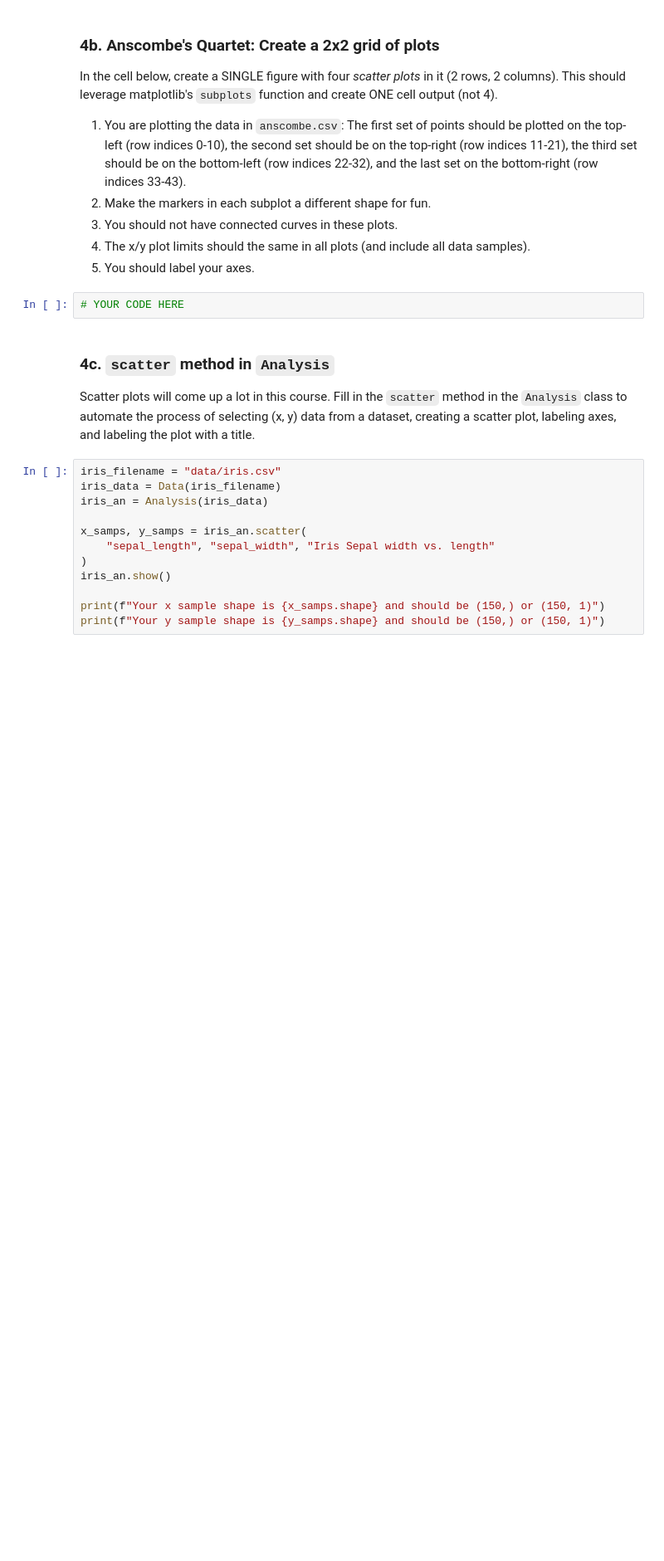
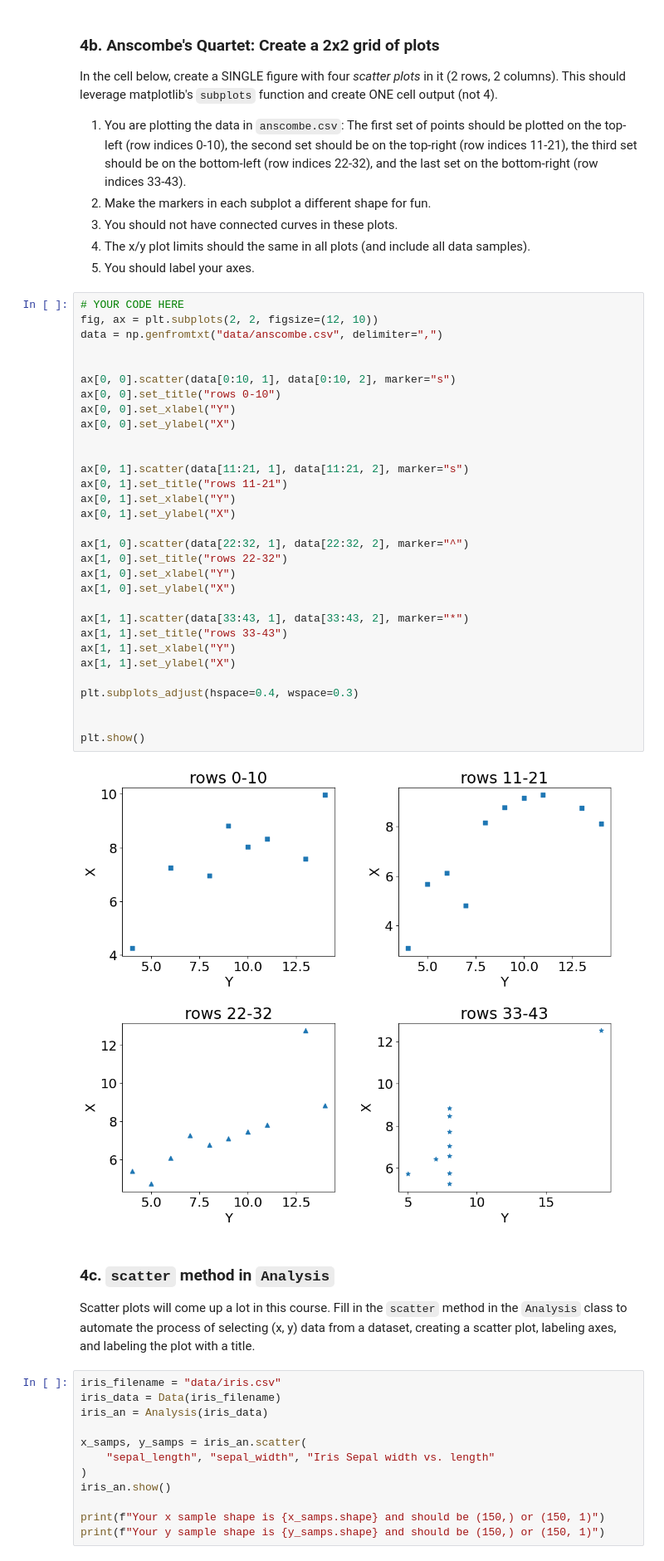
Before and after one commit to Mickey-Zhaang/ColbyCollege_CS252, a Jupyter notebook: Project1/analysis.ipynb, the cells around one changed output. Shown at 83% size. Drawn from its saved outputs; the diff is of its cells as text; blank space fills up the shorter version.

```diff
--- a/Project1/analysis.ipynb
+++ b/Project1/analysis.ipynb
@@ -503,8 +500,39 @@ In the cell below, create a SINGLE figure with four _scatter plots_ in it (2 row
 3. You should not have connected curves in these plots.
 4. The x/y plot limits should the same in all plots (and include all data samples).
 5. You should label your axes.
-# %%
-# YOUR CODE HERE
+# %%
+# YOUR CODE HERE
+fig, ax = plt.subplots(2, 2, figsize=(12, 10))
+data = np.genfromtxt("data/anscombe.csv", delimiter=",")
+
+
+ax[0, 0].scatter(data[0:10, 1], data[0:10, 2], marker="s")
+ax[0, 0].set_title("rows 0-10")
+ax[0, 0].set_xlabel("Y")
+ax[0, 0].set_ylabel("X")
+
+
+ax[0, 1].scatter(data[11:21, 1], data[11:21, 2], marker="s")
+ax[0, 1].set_title("rows 11-21")
+ax[0, 1].set_xlabel("Y")
+ax[0, 1].set_ylabel("X")
+
+ax[1, 0].scatter(data[22:32, 1], data[22:32, 2], marker="^")
+ax[1, 0].set_title("rows 22-32")
+ax[1, 0].set_xlabel("Y")
+ax[1, 0].set_ylabel("X")
+
+ax[1, 1].scatter(data[33:43, 1], data[33:43, 2], marker="*")
+ax[1, 1].set_title("rows 33-43")
+ax[1, 1].set_xlabel("Y")
+ax[1, 1].set_ylabel("X")
+
+plt.subplots_adjust(hspace=0.4, wspace=0.3)
+
+
+plt.show()
+# %% [output]
+[figure, added]
 # %% [markdown]
 ### 4c. `scatter` method in `Analysis`
 
```
Also changed, not shown: parts of 16 cells of this notebook, 5 other files.
